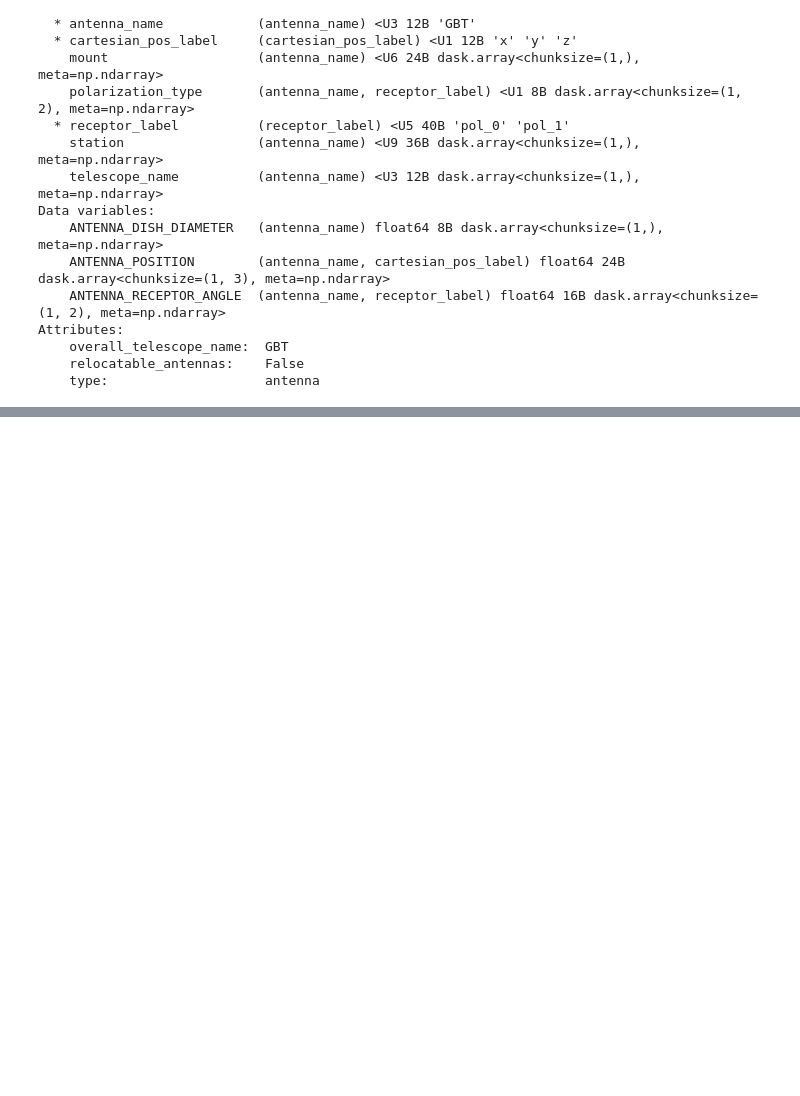
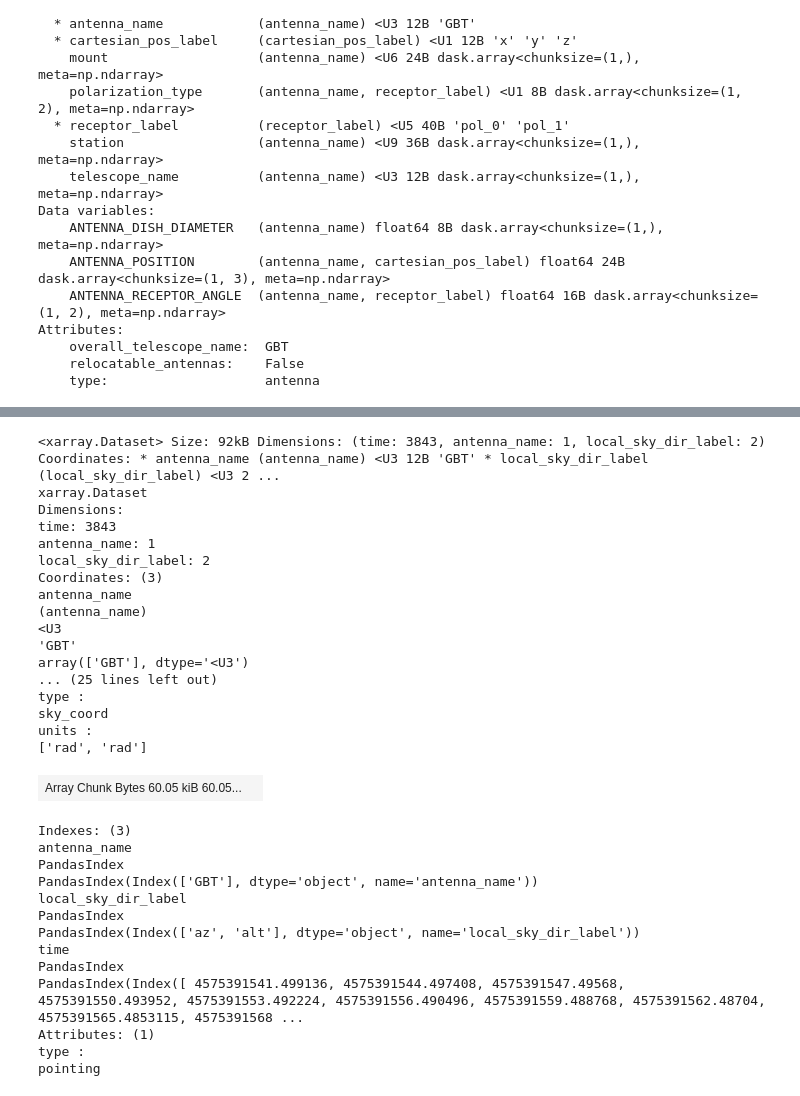
Before and after one commit to casangi/xradio, a Jupyter notebook: docs/source/measurement_set/guides/GBT_single_dish.ipynb, the cells around one changed output, grey strips where cells are left out. Cells and saved outputs as stored; diff of their text form; code cells hidden in the pictures; blank space fills up the shorter version.

```diff
--- a/docs/source/measurement_set/guides/GBT_single_dish.ipynb
+++ b/docs/source/measurement_set/guides/GBT_single_dish.ipynb
@@ -128,0 +234,34 @@ Attributes:
+# %%
+msv4.attrs["pointing_xds"]
+# %% [output]
+<xarray.Dataset> Size: 92kB Dimensions: (time: 3843, antenna_name: 1, local_sky_dir_label: 2) Coordinates: * antenna_name (antenna_name) <U3 12B 'GBT' * local_sky_dir_label (local_sky_dir_label) <U3 2 ...
+xarray.Dataset
+Dimensions:
+time: 3843
+antenna_name: 1
+local_sky_dir_label: 2
+Coordinates: (3)
+antenna_name
+(antenna_name)
+<U3
+'GBT'
+array(['GBT'], dtype='<U3')
+... (25 lines left out)
+type :
+sky_coord
+units :
+['rad', 'rad']
+| Array Chunk Bytes 60.05 kiB 60.05... |  |
+Indexes: (3)
+antenna_name
+PandasIndex
+PandasIndex(Index(['GBT'], dtype='object', name='antenna_name'))
+local_sky_dir_label
+PandasIndex
+PandasIndex(Index(['az', 'alt'], dtype='object', name='local_sky_dir_label'))
+time
+PandasIndex
+PandasIndex(Index([ 4575391541.499136, 4575391544.497408, 4575391547.49568, 4575391550.493952, 4575391553.492224, 4575391556.490496, 4575391559.488768, 4575391562.48704, 4575391565.4853115, 4575391568 ...
+Attributes: (1)
+type :
+pointing
```
Also changed, not shown: parts of 5 cells of this notebook, 8 other files.
